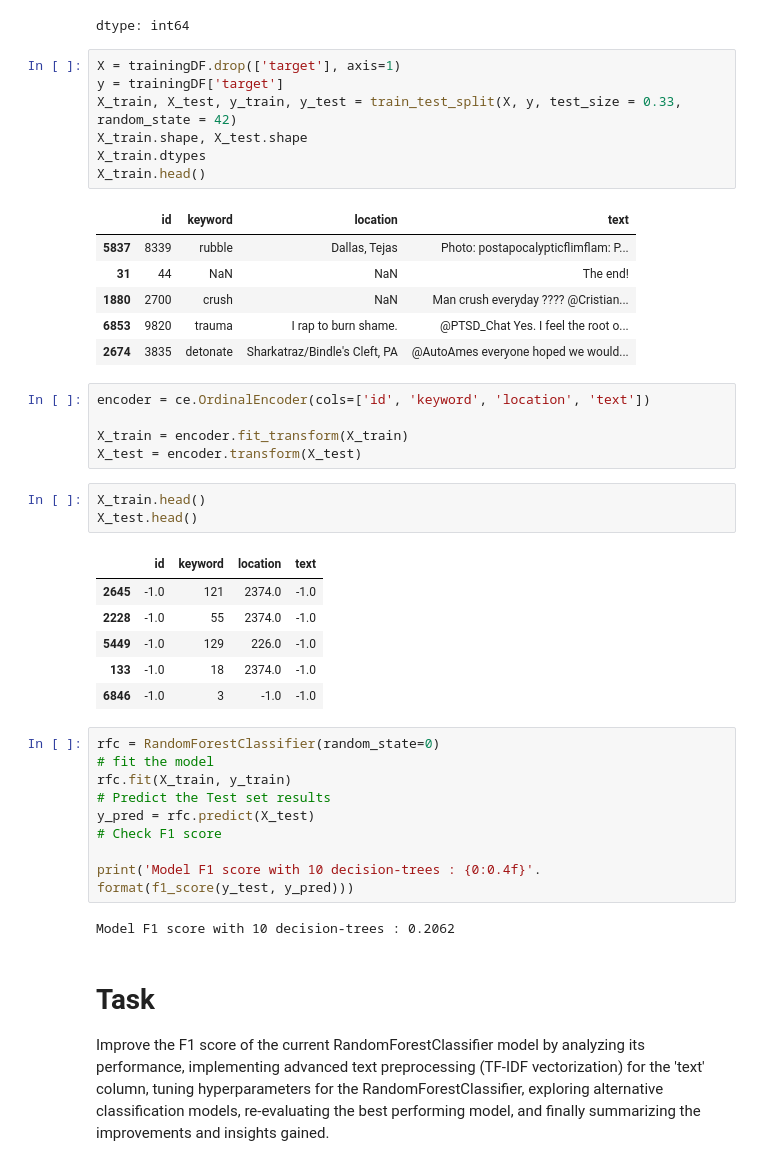
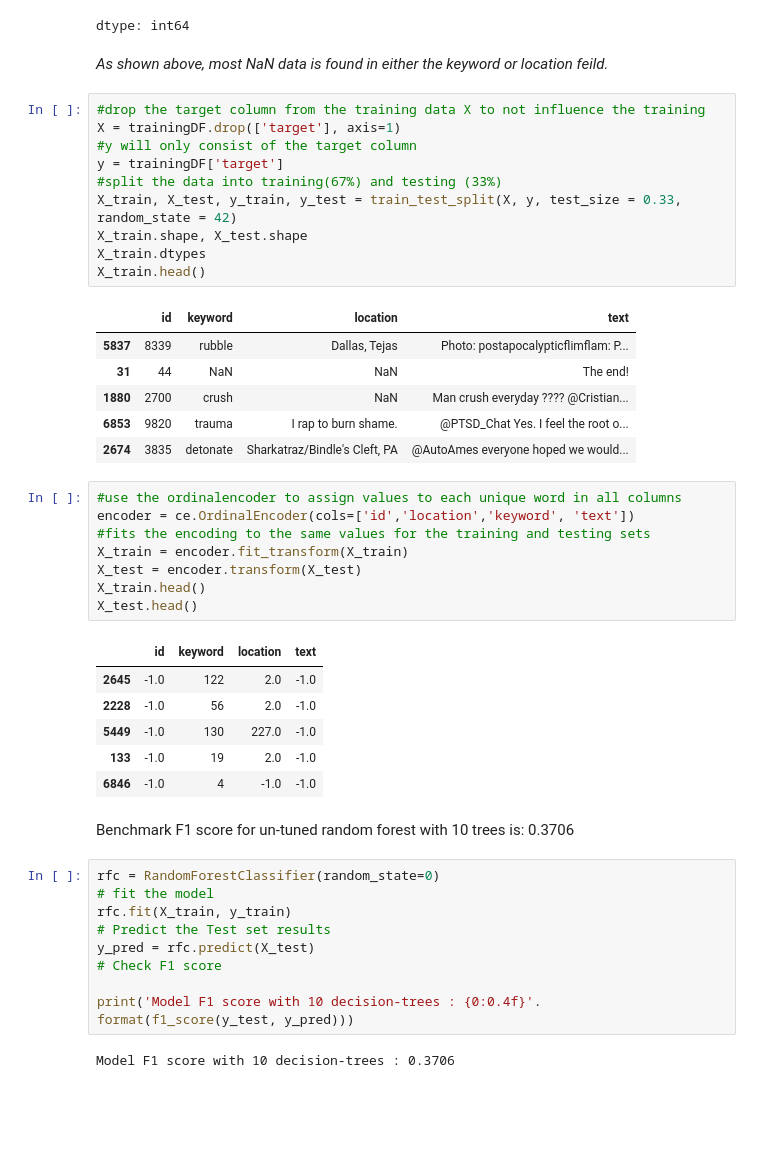
Before and after one commit to Luicazen/NLPTweets, a Jupyter notebook: initRF.ipynb, the cells around one changed output. Saved outputs shown, nothing was run; the diff lists cells and outputs as text; blank space fills up the shorter version.

Commit message:
Initial RF no-tuning

```diff
--- a/initRF.ipynb
+++ b/initRF.ipynb
@@ -90,9 +109,14 @@ Training Data
 | text | 0 |
 | target | 0 |
 dtype: int64
+# %% [markdown]
+*As shown above, most NaN data is found in either the keyword or location feild.*
 # %%
+#drop the target column from the training data X to not influence the training
 X = trainingDF.drop(['target'], axis=1)
+#y will only consist of the target column
 y = trainingDF['target']
+#split the data into training(67%) and testing (33%)
 X_train, X_test, y_train, y_test = train_test_split(X, y, test_size = 0.33, random_state = 42)
 X_train.shape, X_test.shape
 X_train.dtypes
@@ -104,21 +128,23 @@ X_train.head()
 | 1880 | 2700 | crush | NaN | Man crush everyday ???? @Cristian... |
 | 6853 | 9820 | trauma | I rap to burn shame. | @PTSD_Chat Yes. I feel the root o... |
 | 2674 | 3835 | detonate | Sharkatraz/Bindle's Cleft, PA | @AutoAmes everyone hoped we would... |
-# %%
-encoder = ce.OrdinalEncoder(cols=['id', 'keyword', 'location', 'text'])
-
-X_train = encoder.fit_transform(X_train)
-X_test = encoder.transform(X_test)
-# %%
-X_train.head()
-X_test.head()
-# %% [output]
-|  | id | keyword | location | text |
-| 2645 | -1.0 | 121 | 2374.0 | -1.0 |
-| 2228 | -1.0 | 55 | 2374.0 | -1.0 |
-| 5449 | -1.0 | 129 | 226.0 | -1.0 |
-| 133 | -1.0 | 18 | 2374.0 | -1.0 |
-| 6846 | -1.0 | 3 | -1.0 | -1.0 |
+# %%
+#use the ordinalencoder to assign values to each unique word in all columns
+encoder = ce.OrdinalEncoder(cols=['id','location','keyword', 'text'])
+#fits the encoding to the same values for the training and testing sets
+X_train = encoder.fit_transform(X_train)
+X_test = encoder.transform(X_test)
+X_train.head()
+X_test.head()
+# %% [output]
+|  | id | keyword | location | text |
+| 2645 | -1.0 | 122 | 2.0 | -1.0 |
+| 2228 | -1.0 | 56 | 2.0 | -1.0 |
+| 5449 | -1.0 | 130 | 227.0 | -1.0 |
+| 133 | -1.0 | 19 | 2.0 | -1.0 |
+| 6846 | -1.0 | 4 | -1.0 | -1.0 |
+# %% [markdown]
+Benchmark F1 score for un-tuned random forest with 10 trees is: 0.3706
 # %%
 rfc = RandomForestClassifier(random_state=0)
 # fit the model
@@ -129,7 +155,4 @@ y_pred = rfc.predict(X_test)
 
 print('Model F1 score with 10 decision-trees : {0:0.4f}'. format(f1_score(y_test, y_pred)))
 # %% [output]
-Model F1 score with 10 decision-trees : 0.2062
+Model F1 score with 10 decision-trees : 0.3706
-# %% [markdown]
-# Task
-Improve the F1 score of the current RandomForestClassifier model by analyzing its performance, implementing advanced text preprocessing (TF-IDF vectorization) for the 'text' column, tuning hyperparameters for the RandomForestClassifier, exploring alternative classification models, re-evaluating the best performing model, and finally summarizing the improvements and insights gained.
```
Also changed, not shown: parts of 22 cells of this notebook.
